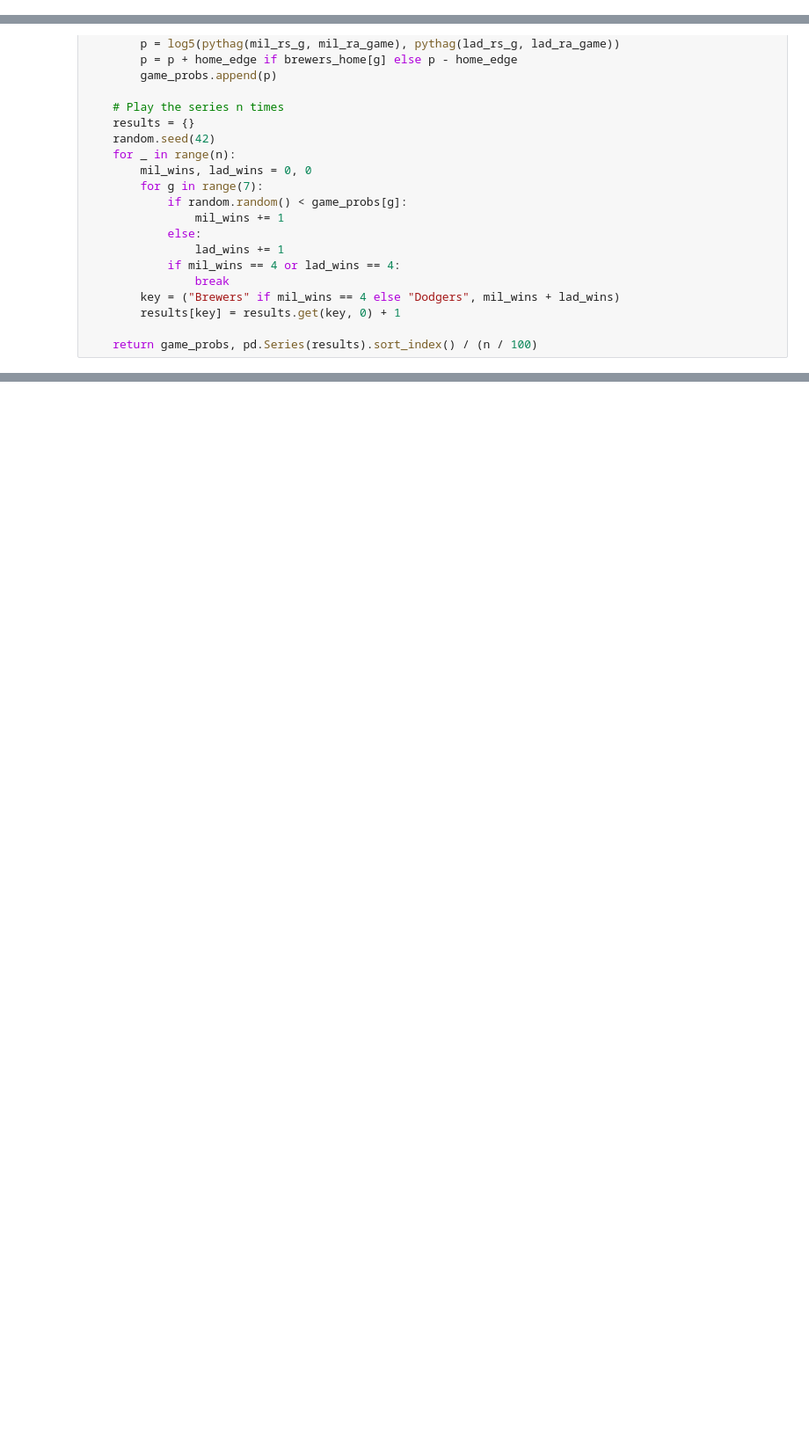
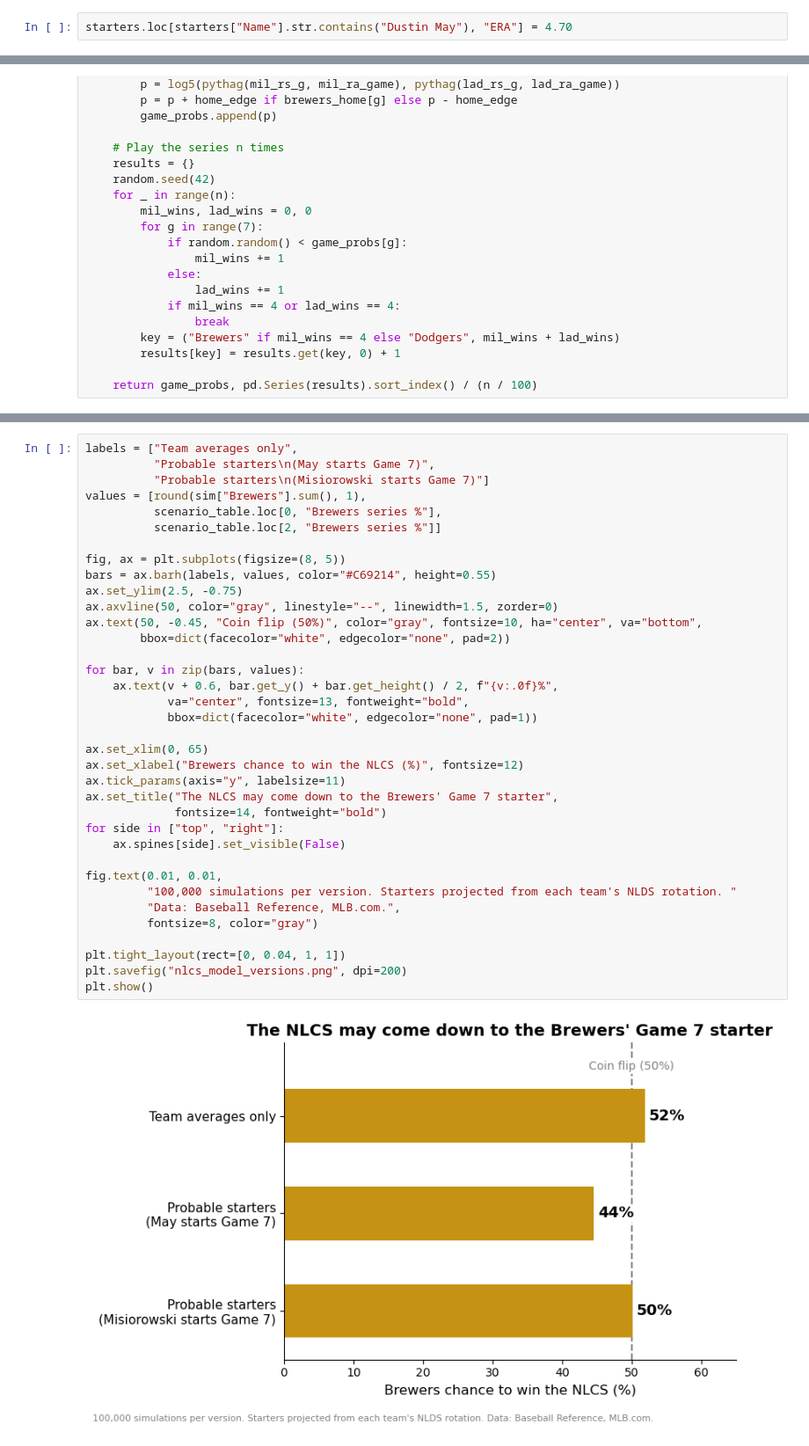
Before and after one commit to izzypitre/nlcs-2026-preview, a Jupyter notebook: nlcs_analysis.ipynb, the cells around one changed output, grey strips where cells are left out. Shown at 88% size. Cells and saved outputs as stored; diff of their text form; blank space fills up the shorter version.

```diff
--- a/nlcs_analysis.ipynb
+++ b/nlcs_analysis.ipynb
@@ -781,6 +781,8 @@ Scenario: Game 4 starter = Gasser
     7      Dustin May        Yamamoto   MIL           38.2
 # %%
 starters.loc[starters["Name"].str.contains("Misiorowski"), "ERA"] = 1.80   # official MLB.com ERA
+# %%
+starters.loc[starters["Name"].str.contains("Dustin May"), "ERA"] = 4.70
 # %%
 print("ERA the model uses for Misiorowski:", get_era("Misiorowski"))
 print(starters[starters["Name"].str.contains("Misiorowski")][["Name", "ERA"]])
@@ -922 +924,39 @@ print(scenario_table.to_string(index=False))
 Miz starts G7 (short rest)  63.8  56.1            15.7            18.0              50.1
+# %%
+labels = ["Team averages only",
+          "Probable starters\n(May starts Game 7)",
+          "Probable starters\n(Misiorowski starts Game 7)"]
+values = [round(sim["Brewers"].sum(), 1),
+          scenario_table.loc[0, "Brewers series %"],
+          scenario_table.loc[2, "Brewers series %"]]
+
+fig, ax = plt.subplots(figsize=(8, 5))
+bars = ax.barh(labels, values, color="#C69214", height=0.55)
+ax.set_ylim(2.5, -0.75)
+ax.axvline(50, color="gray", linestyle="--", linewidth=1.5, zorder=0)
+ax.text(50, -0.45, "Coin flip (50%)", color="gray", fontsize=10, ha="center", va="bottom",
+        bbox=dict(facecolor="white", edgecolor="none", pad=2))
+
+for bar, v in zip(bars, values):
+    ax.text(v + 0.6, bar.get_y() + bar.get_height() / 2, f"{v:.0f}%",
+            va="center", fontsize=13, fontweight="bold",
+            bbox=dict(facecolor="white", edgecolor="none", pad=1))
+
+ax.set_xlim(0, 65)
+ax.set_xlabel("Brewers chance to win the NLCS (%)", fontsize=12)
+ax.tick_params(axis="y", labelsize=11)
+ax.set_title("The NLCS may come down to the Brewers' Game 7 starter",
+             fontsize=14, fontweight="bold")
+for side in ["top", "right"]:
+    ax.spines[side].set_visible(False)
+
+fig.text(0.01, 0.01,
+         "100,000 simulations per version. Starters projected from each team's NLDS rotation. "
+         "Data: Baseball Reference, MLB.com.",
+         fontsize=8, color="gray")
+
+plt.tight_layout(rect=[0, 0.04, 1, 1])
+plt.savefig("nlcs_model_versions.png", dpi=200)
+plt.show()
+# %% [output]
+[figure, added]
```
Also changed, not shown: parts of 3 cells of this notebook, 1 other file.
